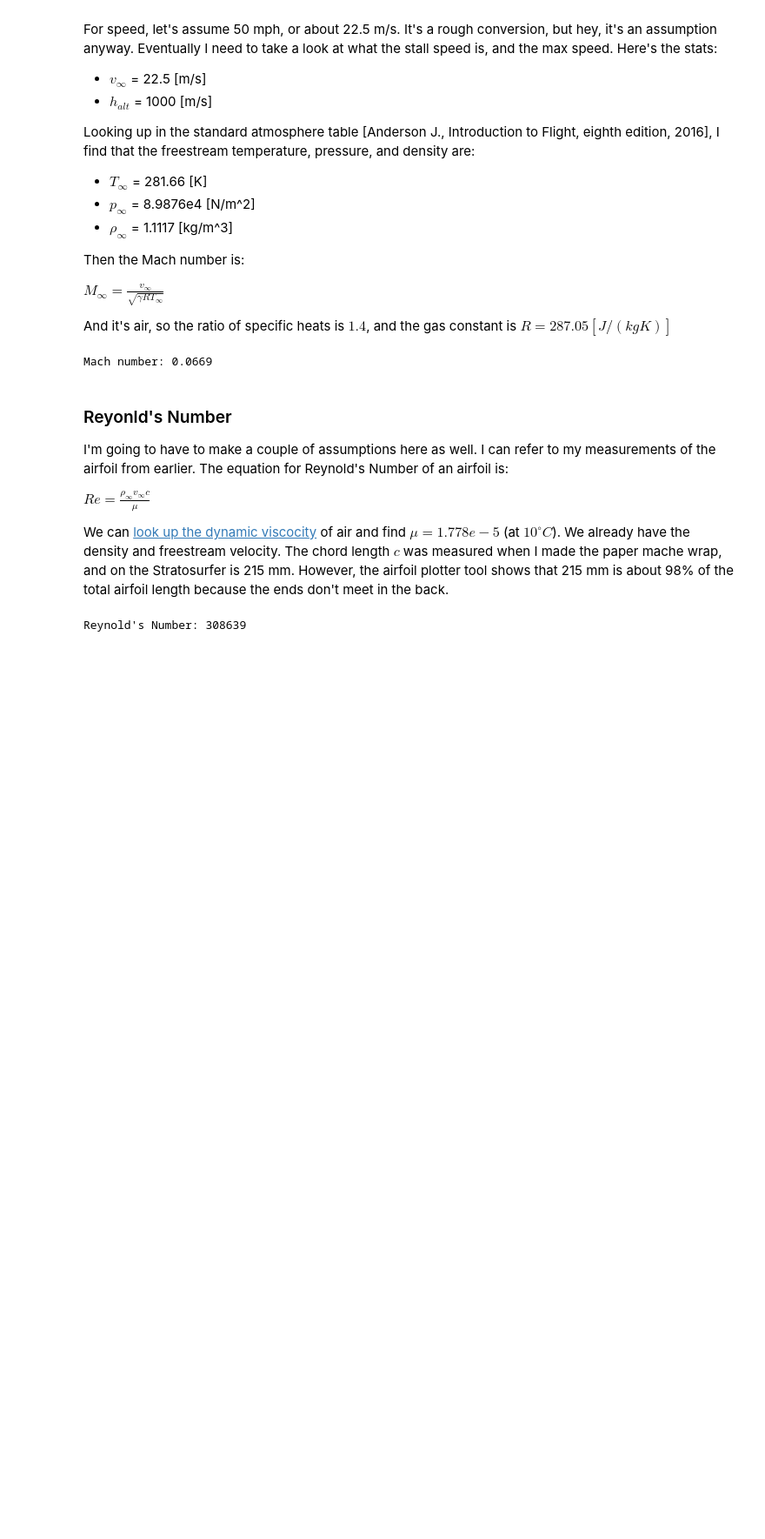
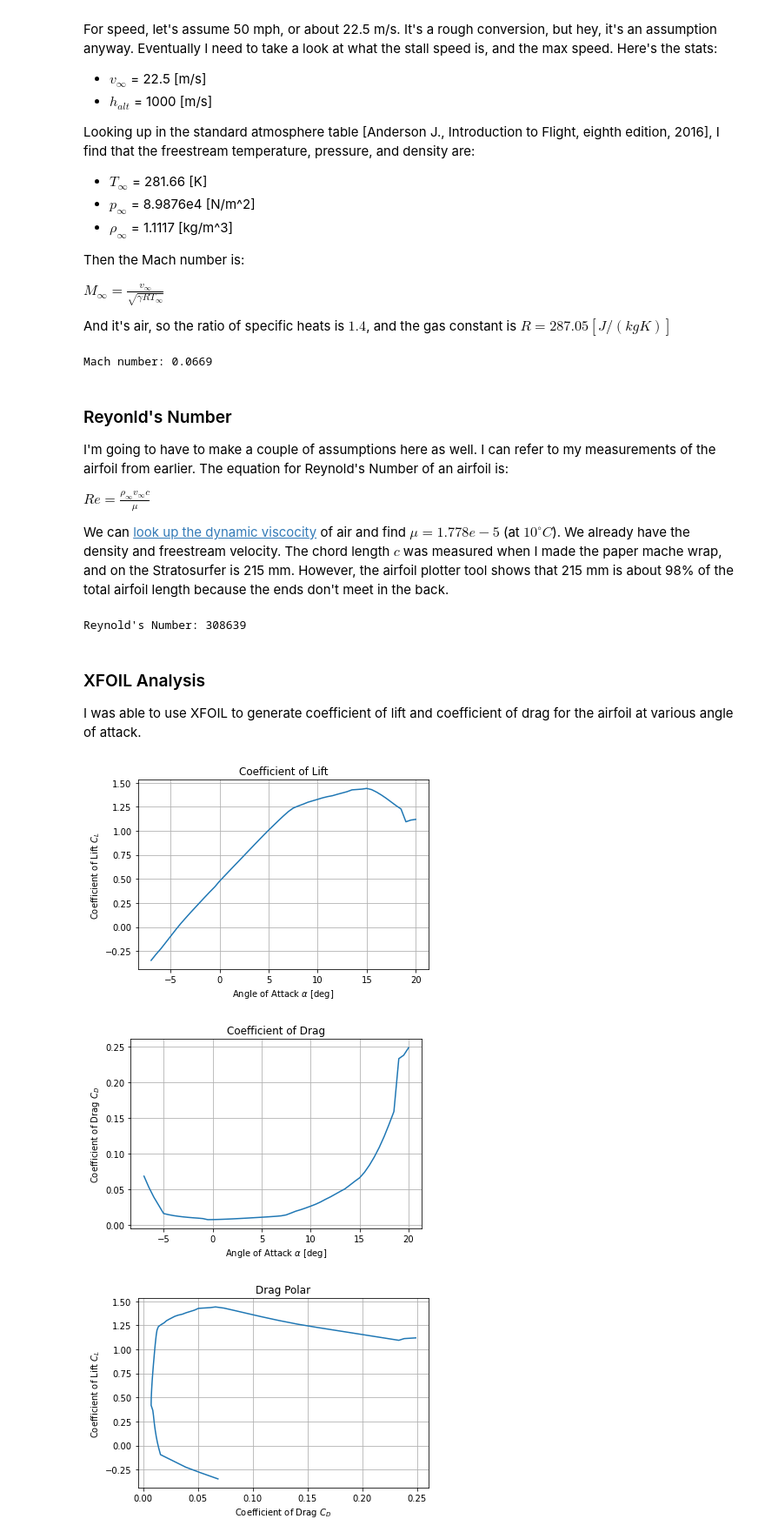
Before and after one commit to MattMarti/stratosurfer-tail-design, a Jupyter notebook: initial-closed-form-design.ipynb, the cells around one changed output. Shown: that part at 87% size. Saved outputs shown, nothing was run; the diff lists cells and outputs as text; code cells hidden in the pictures; blank space fills up the shorter version.

Commit message:
Create plots of xfoil data

```diff
--- a/initial-closed-form-design.ipynb
+++ b/initial-closed-form-design.ipynb
@@ -108,3 +108,38 @@ Re = rho_inf_si * v_inf_ms * c_m / mu
 print(f"Reynold's Number: {Re:.0f}")
 # %% [output]
 Reynold's Number: 308639
+# %% [markdown]
+### XFOIL Analysis
+
+I was able to use XFOIL to generate coefficient of lift and coefficient of drag for the airfoil at various angle of attack.
+# %%
+import matplotlib.pyplot as plt
+
+from stratosurfer_tail_design.xfoil_data_parsing import load_xfoil_polar_file
+
+polar_data = load_xfoil_polar_file("data/wing-airfoil-measurements/4410-polar.dat")
+
+plt.figure()
+plt.plot(polar_data["alpha"], polar_data["CL"])
+plt.title("Coefficient of Lift")
+plt.xlabel(r"Angle of Attack $\alpha$ [deg]")
+plt.ylabel(r"Coefficient of Lift $C_L$")
+plt.grid()
+
+plt.figure()
+plt.plot(polar_data["alpha"], polar_data["CD"])
+plt.title("Coefficient of Drag")
+plt.xlabel(r"Angle of Attack $\alpha$ [deg]")
+plt.ylabel(r"Coefficient of Drag $C_D$")
+plt.grid()
+
+plt.figure()
+plt.plot(polar_data["CD"], polar_data["CL"])
+plt.title("Drag Polar")
+plt.xlabel(r"Coefficient of Drag $C_D$")
+plt.ylabel(r"Coefficient of Lift $C_L$")
+plt.grid()
+# %% [output]
+[figure, added]
+[figure, added]
+[figure, added]
```
Also changed, not shown: 6 other files.
